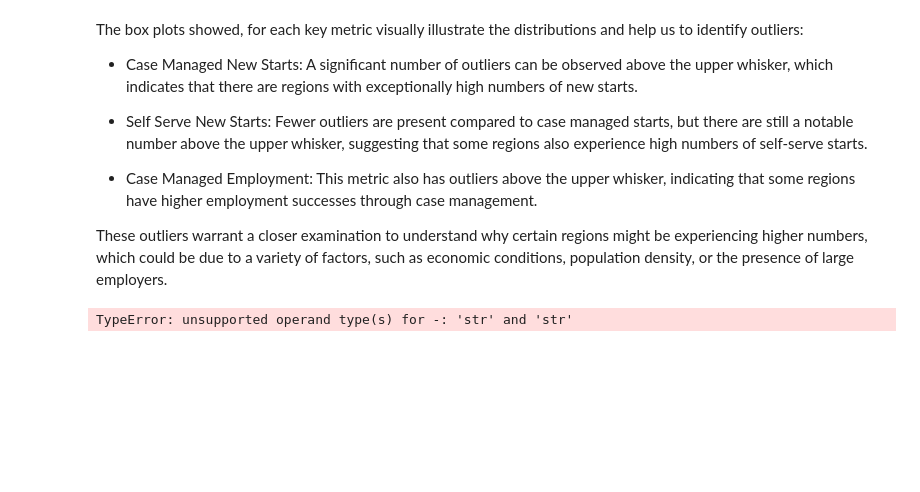
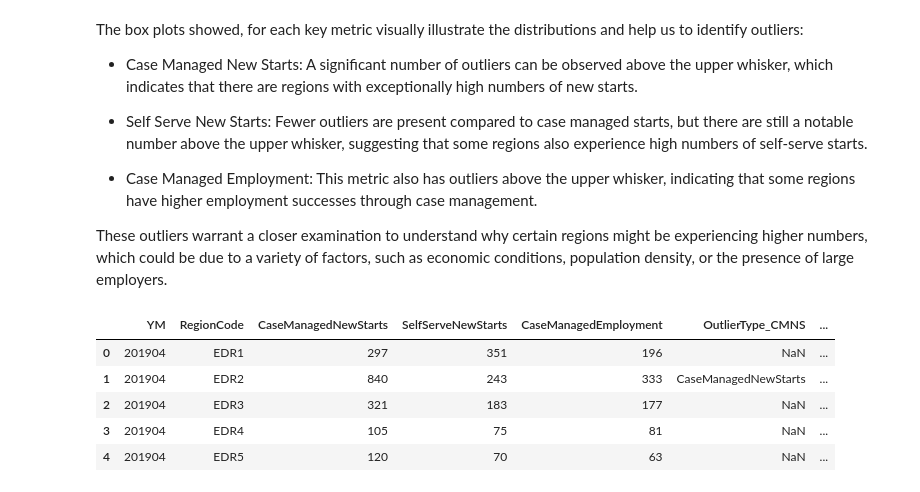
Before and after one commit to fahimalamabir/datatuneanalytics, a Jupyter notebook: WorkBC_Employment_Services_by_Region.ipynb, the cells around one changed output. Saved outputs shown, nothing was run; the diff lists cells and outputs as text; code cells hidden in the pictures; blank space fills up the shorter version.

```diff
--- a/WorkBC_Employment_Services_by_Region.ipynb
+++ b/WorkBC_Employment_Services_by_Region.ipynb
@@ -210,18 +210,44 @@ The box plots showed, for each key metric visually illustrate the distributions
 
 These outliers warrant a closer examination to understand why certain regions might be experiencing higher numbers, which could be due to a variety of factors, such as economic conditions, population density, or the presence of large employers.
 # %%
-# Calculate the IQR
-Q1 = data.quantile(0.25)
-Q3 = data.quantile(0.75)
+import numpy as np
+# Ensure only numeric columns are included for the calculation of IQR
+numeric_data = data.select_dtypes(include=[np.number])
+
+# Calculate the IQR for numeric columns only
+Q1 = numeric_data.quantile(0.25)
+Q3 = numeric_data.quantile(0.75)
 IQR = Q3 - Q1
 
-# Define bounds for outliers
+# Define bounds for outliers for each numeric column
 lower_bound = Q1 - 1.5 * IQR
 upper_bound = Q3 + 1.5 * IQR
 
-# Identify outliers
-outliers_case_managed_starts = data[(data['CaseManagedNewStarts'] > upper_bound['CaseManagedNewStarts'])]
-outliers_self_serve_starts = data[(data['SelfServeNewStarts'] > upper_bound['SelfServeNewStarts'])]
-outliers_case_managed_employment = data[(data['CaseManagedEmployment'] > upper_bound['CaseManagedEmployment'])]
+# Now you can safely identify outliers
+outliers_case_managed_starts = numeric_data[(numeric_data['CaseManagedNewStarts'] > upper_bound['CaseManagedNewStarts'])]
+outliers_self_serve_starts = numeric_data[(numeric_data['SelfServeNewStarts'] > upper_bound['SelfServeNewStarts'])]
+outliers_case_managed_employment = numeric_data[(numeric_data['CaseManagedEmployment'] > upper_bound['CaseManagedEmployment'])]
-# %% [output]
-TypeError: unsupported operand type(s) for -: 'str' and 'str'
+# %%
+# Tagging each outlier DataFrame and avoiding the SettingWithCopyWarning
+outliers_case_managed_starts = outliers_case_managed_starts.copy()
+outliers_case_managed_starts['OutlierType'] = 'CaseManagedNewStarts'
+
+outliers_self_serve_starts = outliers_self_serve_starts.copy()
+outliers_self_serve_starts['OutlierType'] = 'SelfServeNewStarts'
+
+outliers_case_managed_employment = outliers_case_managed_employment.copy()
+outliers_case_managed_employment['OutlierType'] = 'CaseManagedEmployment'
+
+# Merging the tagged outlier DataFrames with the original DataFrame
+merged_df = data.merge(outliers_case_managed_starts[['OutlierType']], left_index=True, right_index=True, how='outer')
+merged_df = merged_df.merge(outliers_self_serve_starts[['OutlierType']], left_index=True, right_index=True, how='outer', suffixes=('_CMNS', '_SSNS'))
+merged_df = merged_df.merge(outliers_case_managed_employment[['OutlierType']], left_index=True, right_index=True, how='outer', suffixes=('', '_CME'))
+# %%
+merged_df.head(5)
+# %% [output]
+|  | YM | RegionCode | CaseManagedNewStarts | SelfServeNewStarts | CaseManagedEmployment | OutlierType_CMNS | ... |
+| 0 | 201904 | EDR1 | 297 | 351 | 196 | NaN | ... |
+| 1 | 201904 | EDR2 | 840 | 243 | 333 | CaseManagedNewStarts | ... |
+| 2 | 201904 | EDR3 | 321 | 183 | 177 | NaN | ... |
+| 3 | 201904 | EDR4 | 105 | 75 | 81 | NaN | ... |
+| 4 | 201904 | EDR5 | 120 | 70 | 63 | NaN | ... |
```
Also changed, not shown: parts of 1 cell of this notebook.
